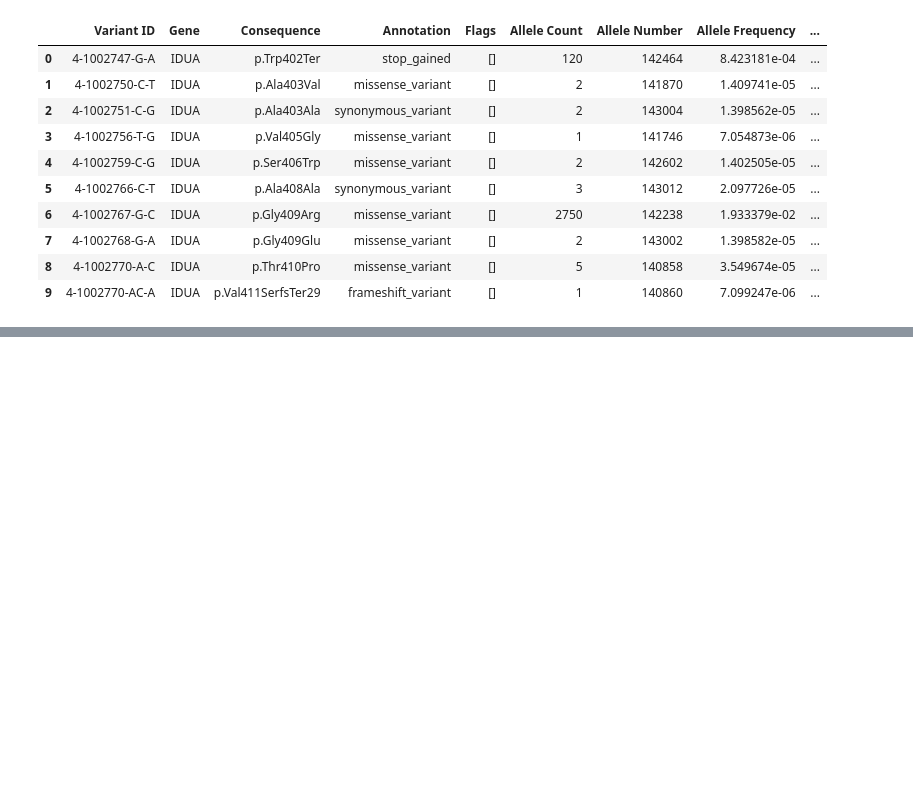
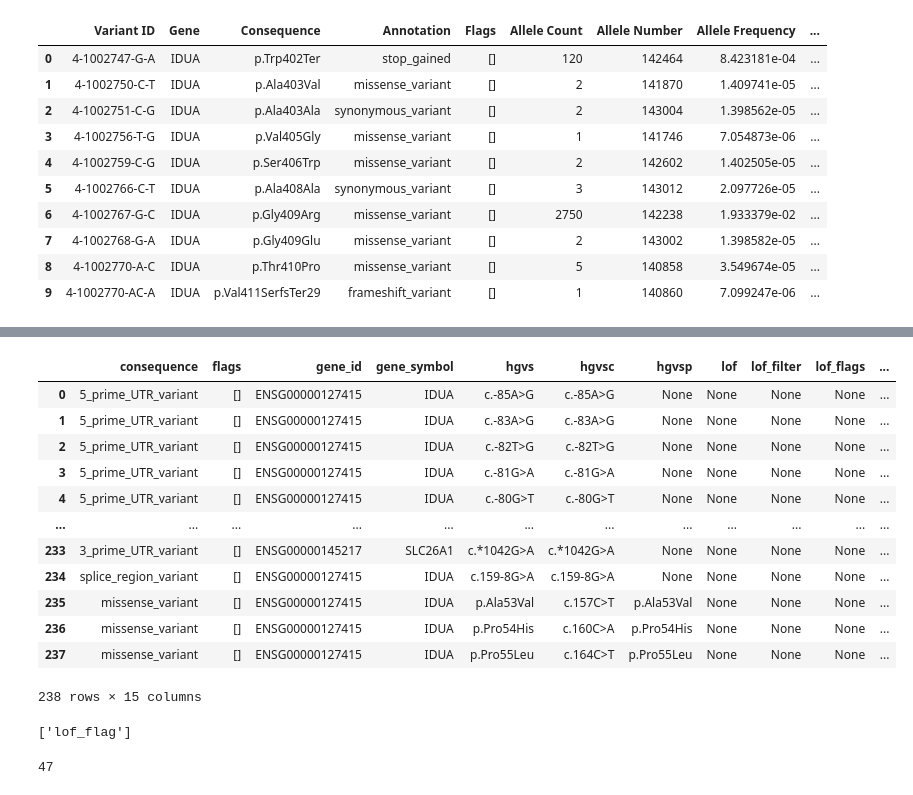
Before and after one commit to bioinfo-hcpa/pynoma, a Jupyter notebook: notebooks/pkg test.ipynb, the cells around one changed output, grey strips where cells are left out. Drawn from its saved outputs; the diff is of its cells as text; code cells hidden in the pictures; blank space fills up the shorter version.

```diff
--- a/notebooks/pkg test.ipynb
+++ b/notebooks/pkg test.ipynb
@@ -34,0 +107,31 @@ normal
+# %%
+rs = RegionSearch(3, 4, 987000, 987818)
+normal, clinical = rs.get_data(standard=False)
+# %%
+normal
+# %% [output]
+|  | consequence | flags | gene_id | gene_symbol | hgvs | hgvsc | hgvsp | lof | lof_filter | lof_flags | ... |
+| 0 | 5_prime_UTR_variant | [] | ENSG00000127415 | IDUA | c.-85A>G | c.-85A>G | None | None | None | None | ... |
+| 1 | 5_prime_UTR_variant | [] | ENSG00000127415 | IDUA | c.-83A>G | c.-83A>G | None | None | None | None | ... |
+| 2 | 5_prime_UTR_variant | [] | ENSG00000127415 | IDUA | c.-82T>G | c.-82T>G | None | None | None | None | ... |
+| 3 | 5_prime_UTR_variant | [] | ENSG00000127415 | IDUA | c.-81G>A | c.-81G>A | None | None | None | None | ... |
+| 4 | 5_prime_UTR_variant | [] | ENSG00000127415 | IDUA | c.-80G>T | c.-80G>T | None | None | None | None | ... |
+| ... | ... | ... | ... | ... | ... | ... | ... | ... | ... | ... | ... |
+| 233 | 3_prime_UTR_variant | [] | ENSG00000145217 | SLC26A1 | c.*1042G>A | c.*1042G>A | None | None | None | None | ... |
+| 234 | splice_region_variant | [] | ENSG00000127415 | IDUA | c.159-8G>A | c.159-8G>A | None | None | None | None | ... |
+| 235 | missense_variant | [] | ENSG00000127415 | IDUA | p.Ala53Val | c.157C>T | p.Ala53Val | None | None | None | ... |
+| 236 | missense_variant | [] | ENSG00000127415 | IDUA | p.Pro54His | c.160C>A | p.Pro54His | None | None | None | ... |
+| 237 | missense_variant | [] | ENSG00000127415 | IDUA | p.Pro55Leu | c.164C>T | p.Pro55Leu | None | None | None | ... |
+238 rows × 15 columns
+# %%
+count = 0
+for f in normal['flags']:
+    count +=1
+    if f:
+        print(f)
+        break
+
+count
+# %% [output]
+['lof_flag']
+47
```
Also changed, not shown: parts of 9 cells of this notebook, 2 other files.
